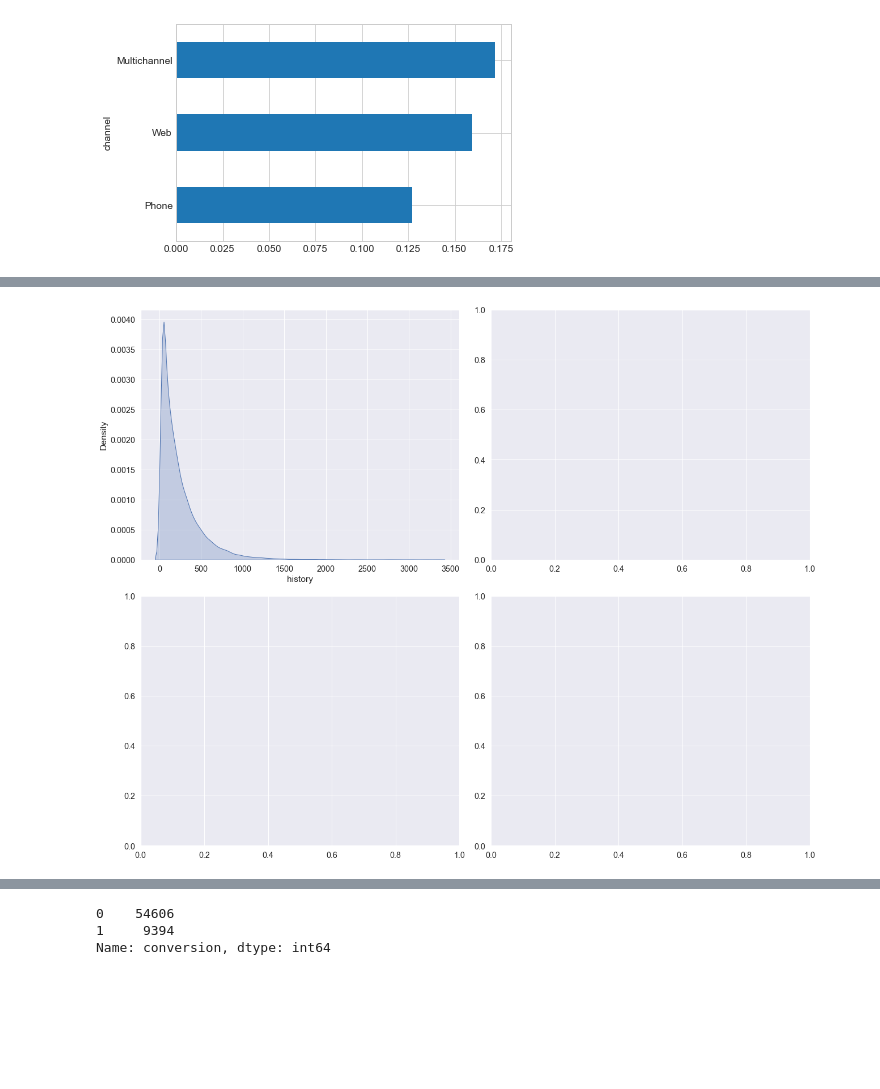
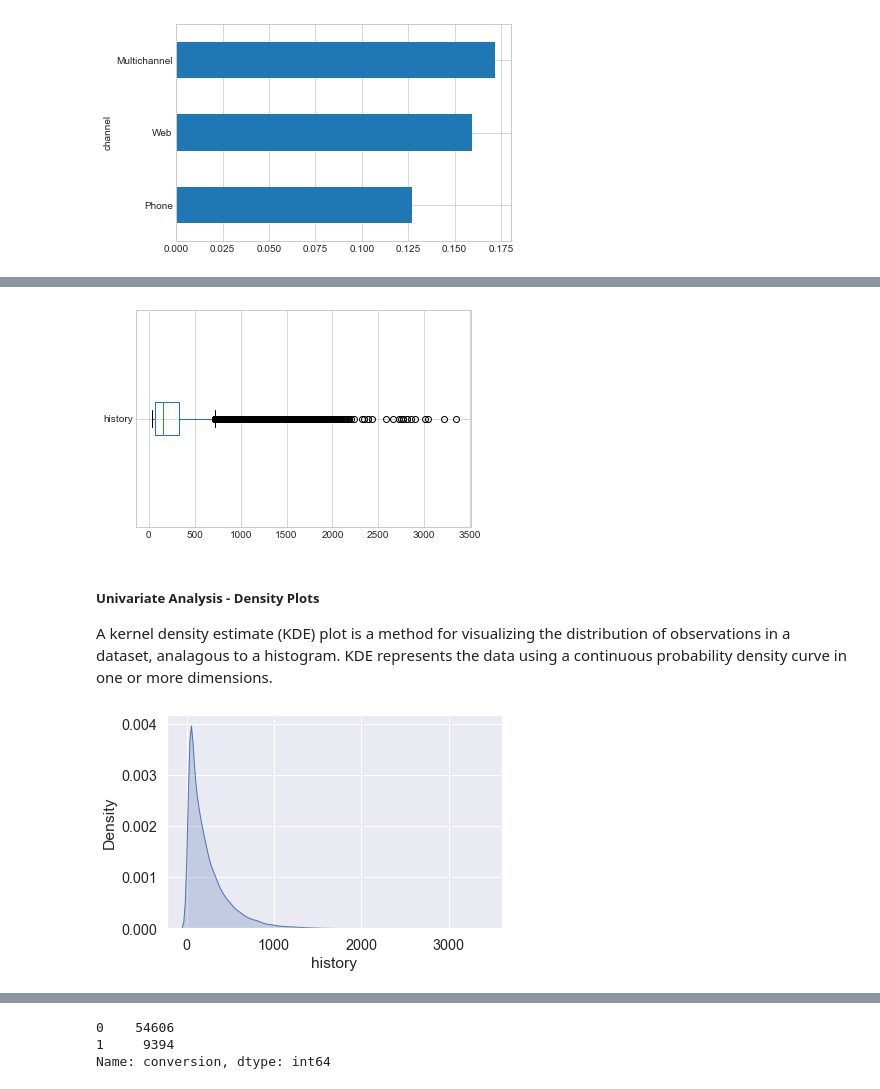
Before and after one commit to jkcg-learning/Marketing_Campaign_Predictor, a Jupyter notebook: Dataset_EDA_Basemodel.ipynb, the cells around one changed output, grey strips where cells are left out. Saved outputs shown, nothing was run; the diff lists cells and outputs as text; code cells hidden in the pictures; blank space fills up the shorter version.

```diff
--- a/Dataset_EDA_Basemodel.ipynb
+++ b/Dataset_EDA_Basemodel.ipynb
@@ -205,9 +261,15 @@ KeyError: "None of [Index([('history',)], dtype='object')] are in the [columns]"
+# %%
+
+_ = train[['history']].boxplot(vert = False)
+# %% [output]
+[figure, added]
+# %% [markdown]
+##### **Univariate Analysis - Density Plots**
+
+A kernel density estimate (KDE) plot is a method for visualizing the distribution of observations in a dataset, analagous to a histogram. KDE represents the data using a continuous probability density curve in one or more dimensions.
 # %%
 sns.set(font_scale=1.3)
-fig, axes = plt.subplots(2, 2, figsize=(18, 14))
-axes = [ax for axes_row in axes for ax in axes_row]
-for i, c in enumerate(num_cols):
-    plot = sns.kdeplot(data=train, x=c, ax=axes[i], fill=True)
+plot = sns.kdeplot(data=train, x='history', fill=True)
 plt.tight_layout()
 # %% [output]
-[figure, old version]
+[figure, new version]
```
Also changed, not shown: parts of 33 cells of this notebook.
